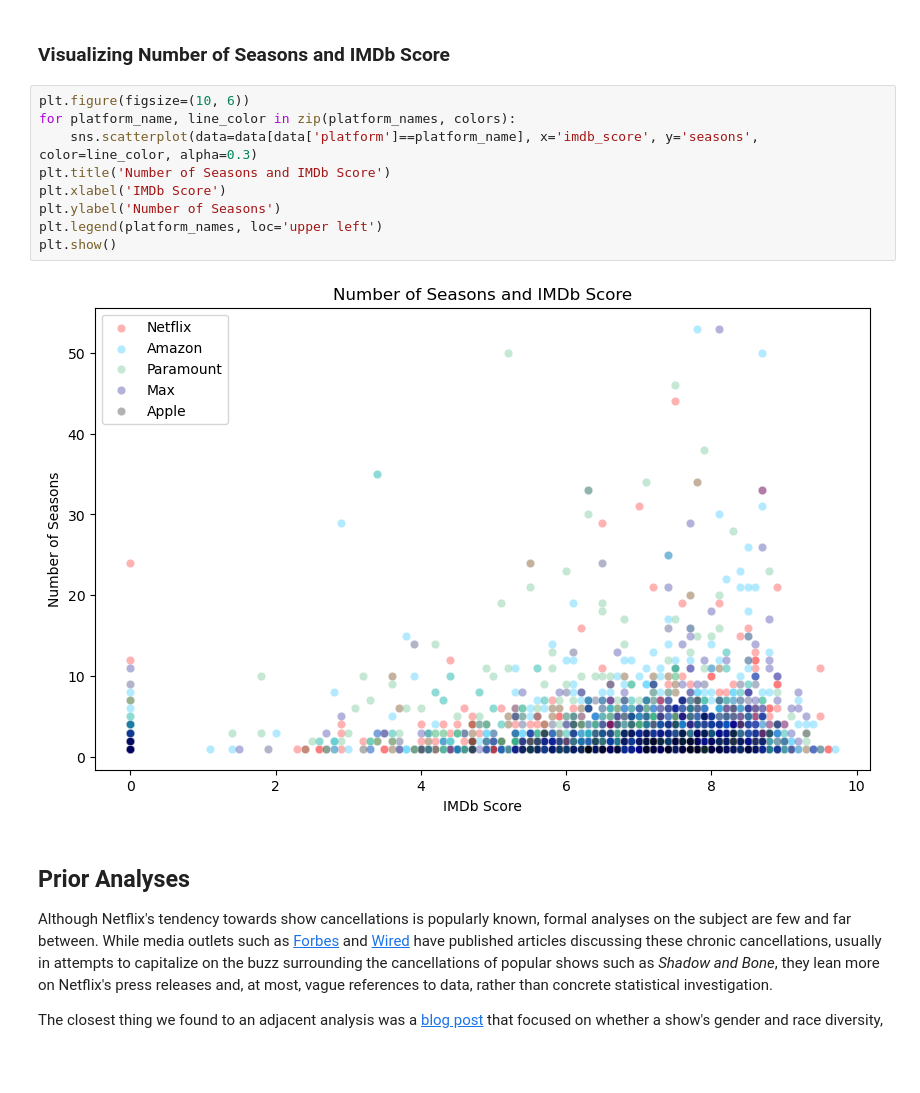
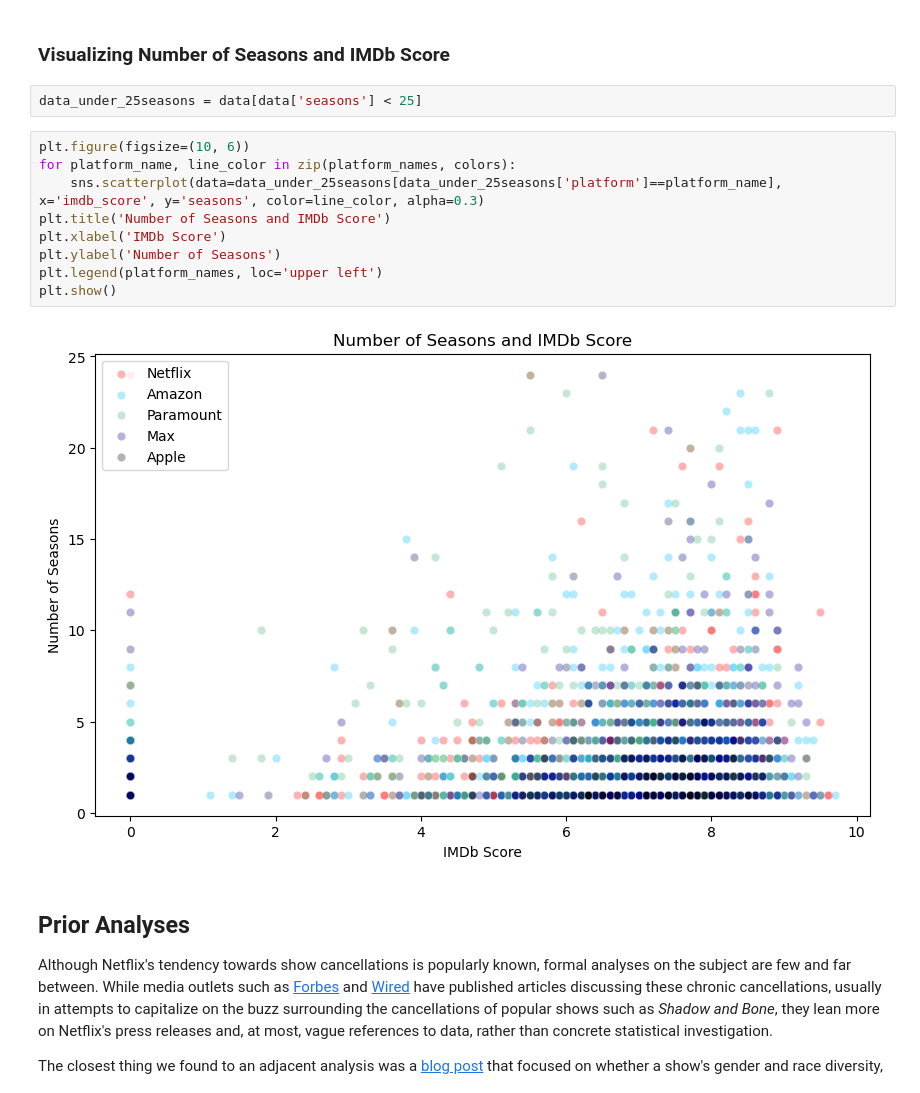
Before and after one commit to miajerph/math189project, a Jupyter notebook: FinalProj_PermutationTesting.ipynb, the cells around one changed output. Drawn from its saved outputs; the diff is of its cells as text; blank space fills up the shorter version.

Commit message:
seasons and imdb score viz changed

```diff
--- a/FinalProj_PermutationTesting.ipynb
+++ b/FinalProj_PermutationTesting.ipynb
@@ -115,17 +115,19 @@ plt.show()
 [figure]
 # %% [markdown]
 ### Visualizing Number of Seasons and IMDb Score
+# %%
+data_under_25seasons = data[data['seasons'] < 25]
 # %%
 plt.figure(figsize=(10, 6))
 for platform_name, line_color in zip(platform_names, colors):
-    sns.scatterplot(data=data[data['platform']==platform_name], x='imdb_score', y='seasons', color=line_color, alpha=0.3)
+    sns.scatterplot(data=data_under_25seasons[data_under_25seasons['platform']==platform_name], x='imdb_score', y='seasons', color=line_color, alpha=0.3)
 plt.title('Number of Seasons and IMDb Score')
 plt.xlabel('IMDb Score')
 plt.ylabel('Number of Seasons')
 plt.legend(platform_names, loc='upper left')
 plt.show()
 # %% [output]
-[figure, old version]
+[figure, new version]
 # %% [markdown]
 ## Prior Analyses
 
```
Also changed, not shown: parts of 1 cell of this notebook.
